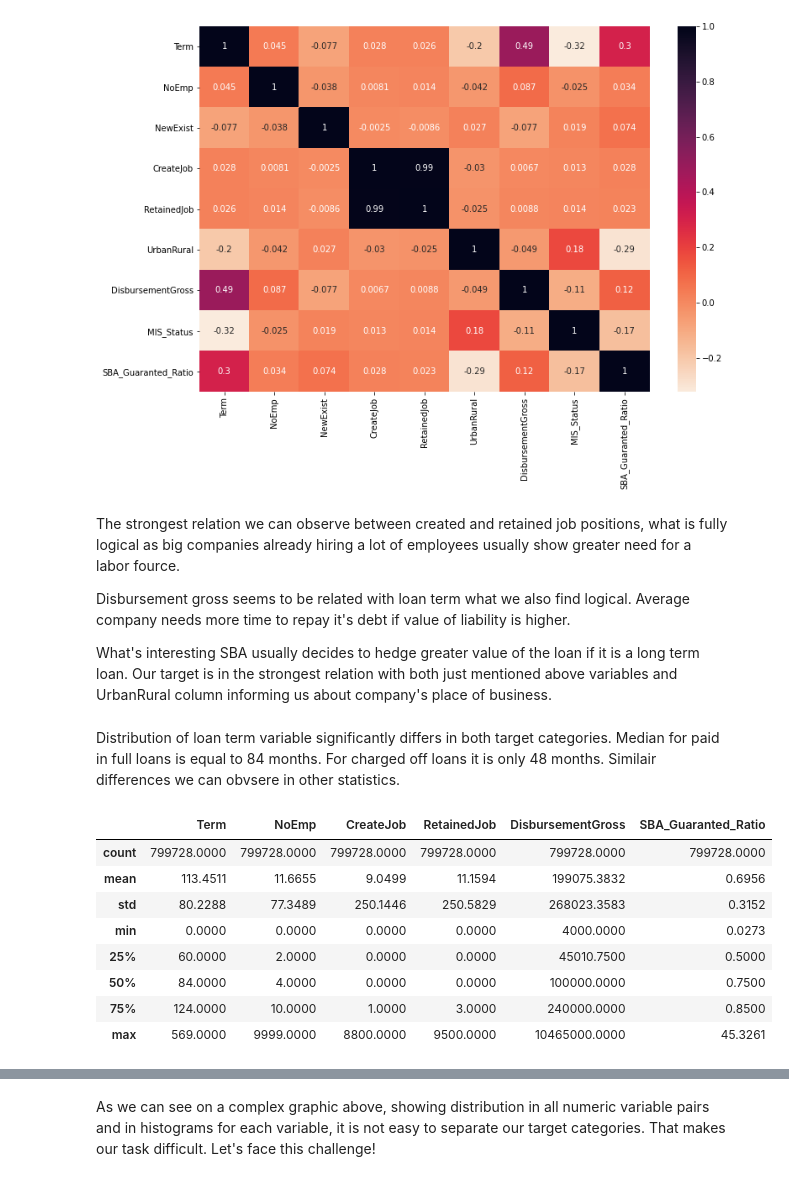
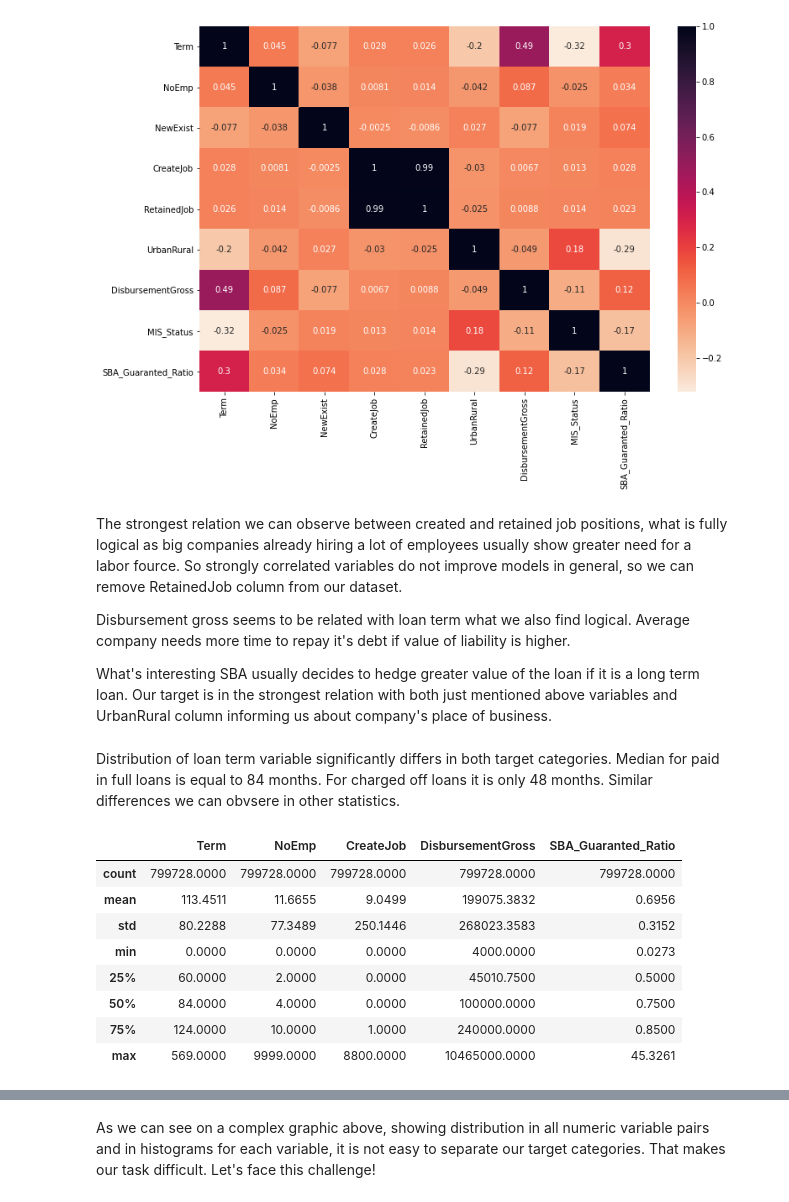
Before and after one commit to WojtekSzlezak/Loan-default-prediction-SBA, a Jupyter notebook: Loan_default_SBA.ipynb, the cells around one changed output, grey strips where cells are left out. Drawn from its saved outputs; the diff is of its cells as text; code cells hidden in the pictures.

```diff
--- a/Loan_default_SBA.ipynb
+++ b/Loan_default_SBA.ipynb
@@ -228,28 +228,30 @@ _ = sns.heatmap(cm, annot=True, cmap=sns.cm.rocket_r)
 # %% [output]
 [figure]
 # %% [markdown]
-The strongest relation we can observe between created and retained job positions, what is fully logical as big companies already hiring a lot of employees usually show greater need for a labor fource.
+The strongest relation we can observe between created and retained job positions, what is fully logical as big companies already hiring a lot of employees usually show greater need for a labor fource. So strongly correlated variables do not improve models in general, so we can remove RetainedJob column from our dataset.
 
 Disbursement gross seems to be related with loan term what we also find logical. Average company needs more time to repay it's debt if value of liability is higher.
 
 What's interesting SBA usually decides to hedge greater value of the loan if it is a long term loan. Our target is in the strongest relation with both just mentioned above variables and UrbanRural column informing us about company's place of business.
+# %%
+df_copy = df_copy.drop(['RetainedJob'], axis =1)
 # %%
 # Boxplots visualization
 fig2 = px.box(df_copy, x="MIS_Status",y='Term')
 fig2.show('svg')
 # %% [markdown]
-Distribution of loan term variable significantly differs in both target categories. Median for paid in full loans is equal to 84 months. For charged off loans it is only 48 months. Similair differences we can obvsere in other statistics.
+Distribution of loan term variable significantly differs in both target categories. Median for paid in full loans is equal to 84 months. For charged off loans it is only 48 months. Similar differences we can obvsere in other statistics.
 # %%
 # Checking basis statistics for numerical data
-df_copy[['Term','NoEmp','CreateJob','RetainedJob','DisbursementGross','SBA_Guaranted_Ratio']].describe()
+df_copy[['Term','NoEmp','CreateJob','DisbursementGross','SBA_Guaranted_Ratio']].describe()
 # %% [output]
-|  | Term | NoEmp | CreateJob | RetainedJob | DisbursementGross | SBA_Guaranted_Ratio |
-| count | 799728.0000 | 799728.0000 | 799728.0000 | 799728.0000 | 799728.0000 | 799728.0000 |
-| mean | 113.4511 | 11.6655 | 9.0499 | 11.1594 | 199075.3832 | 0.6956 |
-| std | 80.2288 | 77.3489 | 250.1446 | 250.5829 | 268023.3583 | 0.3152 |
-| min | 0.0000 | 0.0000 | 0.0000 | 0.0000 | 4000.0000 | 0.0273 |
-| 25% | 60.0000 | 2.0000 | 0.0000 | 0.0000 | 45010.7500 | 0.5000 |
-| 50% | 84.0000 | 4.0000 | 0.0000 | 0.0000 | 100000.0000 | 0.7500 |
-| 75% | 124.0000 | 10.0000 | 1.0000 | 3.0000 | 240000.0000 | 0.8500 |
-| max | 569.0000 | 9999.0000 | 8800.0000 | 9500.0000 | 10465000.0000 | 45.3261 |
+|  | Term | NoEmp | CreateJob | DisbursementGross | SBA_Guaranted_Ratio |
+| count | 799728.0000 | 799728.0000 | 799728.0000 | 799728.0000 | 799728.0000 |
+| mean | 113.4511 | 11.6655 | 9.0499 | 199075.3832 | 0.6956 |
+| std | 80.2288 | 77.3489 | 250.1446 | 268023.3583 | 0.3152 |
+| min | 0.0000 | 0.0000 | 0.0000 | 4000.0000 | 0.0273 |
+| 25% | 60.0000 | 2.0000 | 0.0000 | 45010.7500 | 0.5000 |
+| 50% | 84.0000 | 4.0000 | 0.0000 | 100000.0000 | 0.7500 |
+| 75% | 124.0000 | 10.0000 | 1.0000 | 240000.0000 | 0.8500 |
+| max | 569.0000 | 9999.0000 | 8800.0000 | 10465000.0000 | 45.3261 |
 # %% [markdown]
```
Also changed, not shown: parts of 61 cells of this notebook.
